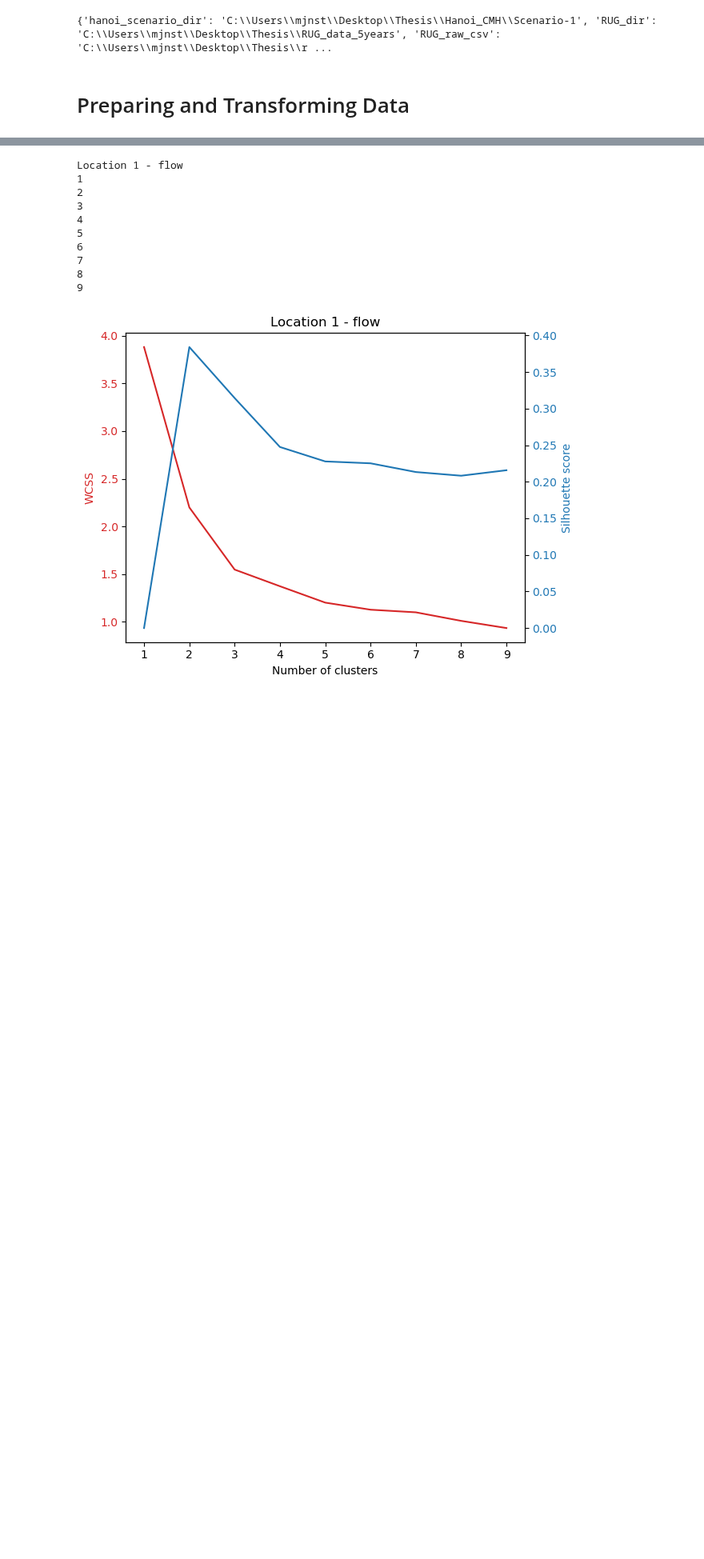
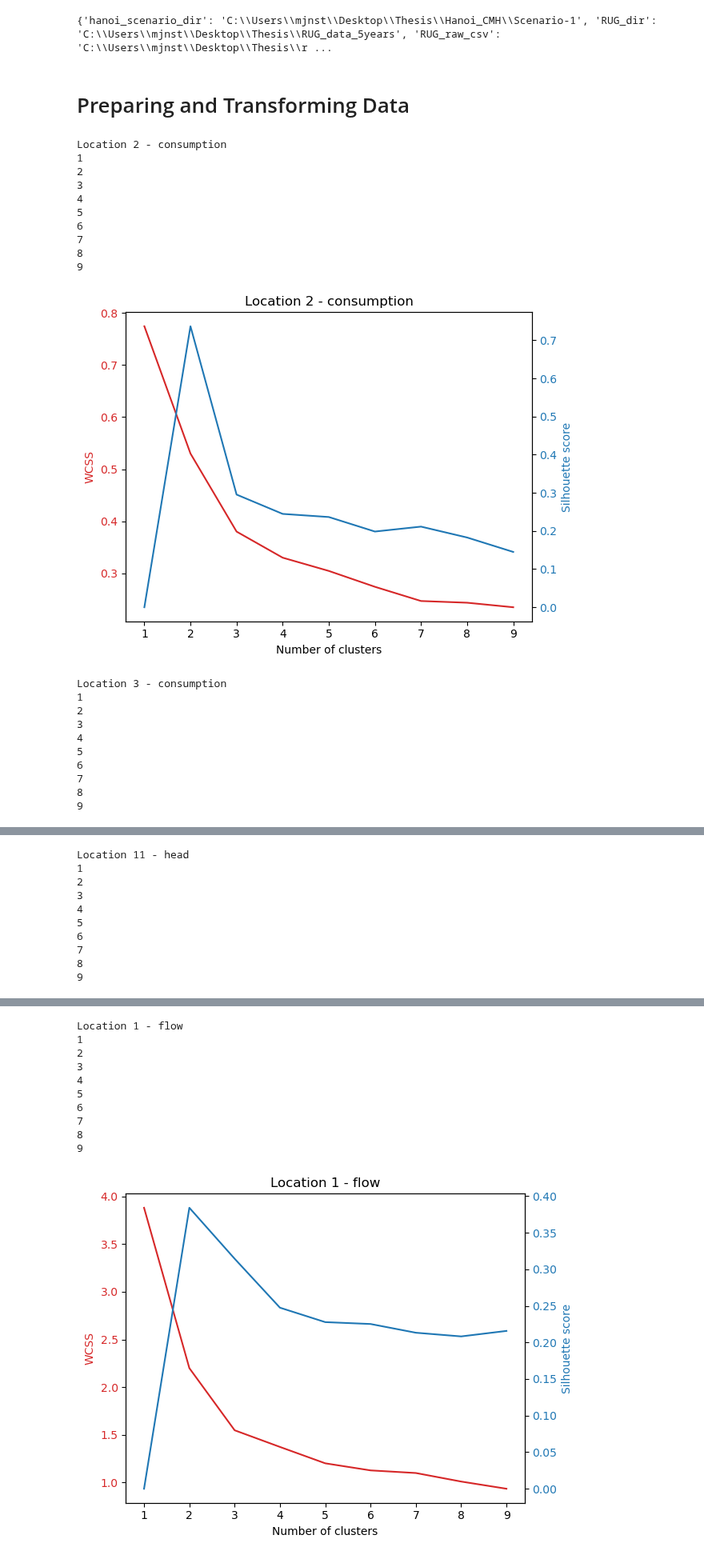
Before and after one commit to Mjnstag/IS-thesis-pattern-extraction, a Jupyter notebook: elbow - sillouette.ipynb, the cells around one changed output, grey strips where cells are left out. Shown at 80% size. Cells and saved outputs as stored; diff of their text form; code cells hidden in the pictures; blank space fills up the shorter version.

Commit message:
outliers completed

```diff
--- a/elbow - sillouette.ipynb
+++ b/elbow - sillouette.ipynb
@@ -36,7 +36,7 @@ print(options)
 # %% [output]
 {'hanoi_scenario_dir': 'C:\\Users\\mjnst\\Desktop\\Thesis\\Hanoi_CMH\\Scenario-1', 'RUG_dir': 'C:\\Users\\mjnst\\Desktop\\Thesis\\RUG_data_5years', 'RUG_raw_csv': 'C:\\Users\\mjnst\\Desktop\\Thesis\\r ...
 # %%
-RUG = pd.read_pickle(r'C:\Users\Martin\Desktop\thesis 2\obfuscated_data.pkl')
+RUG = pd.read_pickle(r'C:\Users\Martin\Desktop\thesis 2\obfuscated_data_rm_outlier.pkl')
 # %% [markdown]
 # Preparing and Transforming Data
 # %%
@@ -135,3 +135,37 @@ def elbow(column):
 
     plot_scores(column, wcss, silhouette_scores)
     return (wcss, silhouette_scores)
+# %%
+all_wcss = []
+all_silhouette_scores = []
+# %%
+for location in RUG:
+    if location not in ['Location 2 - consumption',
+    'Location 3 - consumption','Location 11 - head']:
+        continue
+    print(location)
+    scores = elbow(location)
+    all_wcss.append(scores[0])
+    all_silhouette_scores.append(scores[1])
+# %% [output]
+Location 2 - consumption
+1
+2
+3
+4
+5
+6
+7
+8
+9
+[figure, added]
+Location 3 - consumption
+1
+2
+3
+4
+5
+6
+7
+8
+9
@@ -137,0 +173,10 @@ def elbow(column):
+Location 11 - head
+1
+2
+3
+4
+5
+6
+7
+8
+9
```
Also changed, not shown: parts of 1 cell of this notebook.
